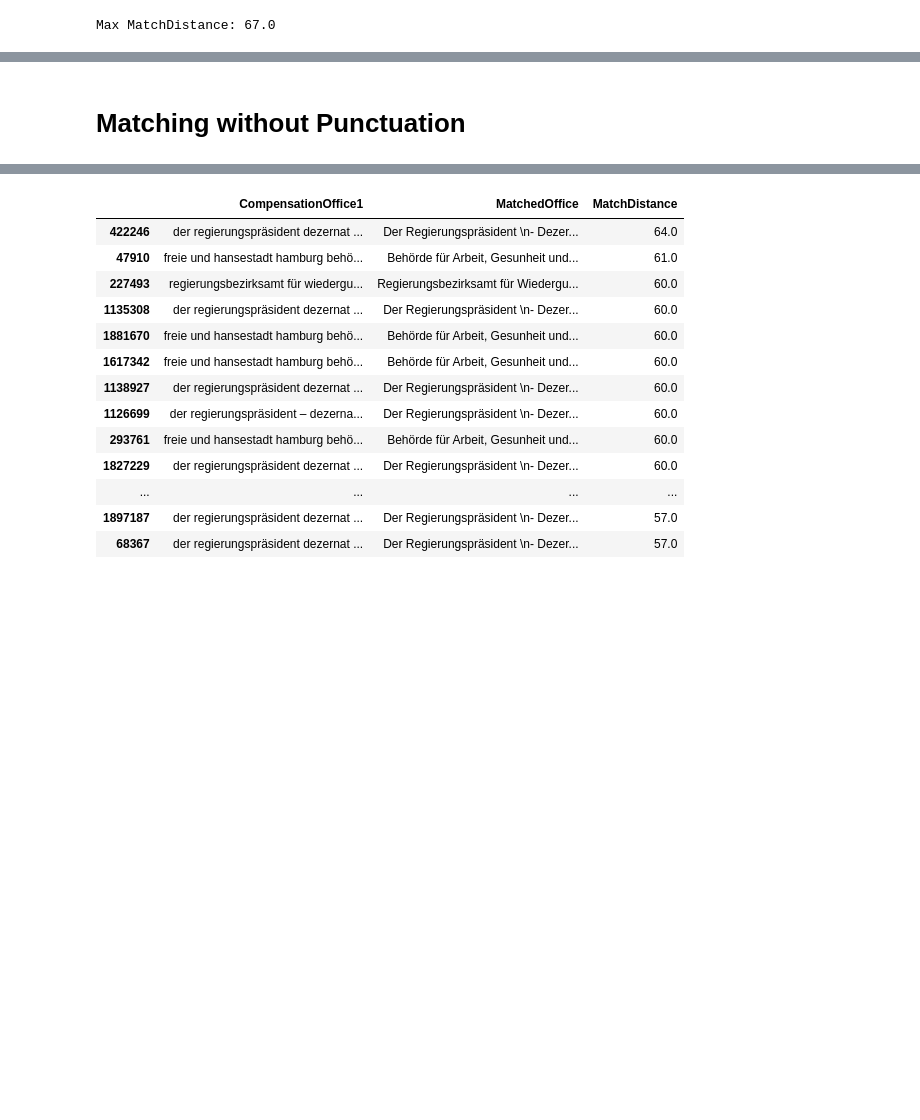
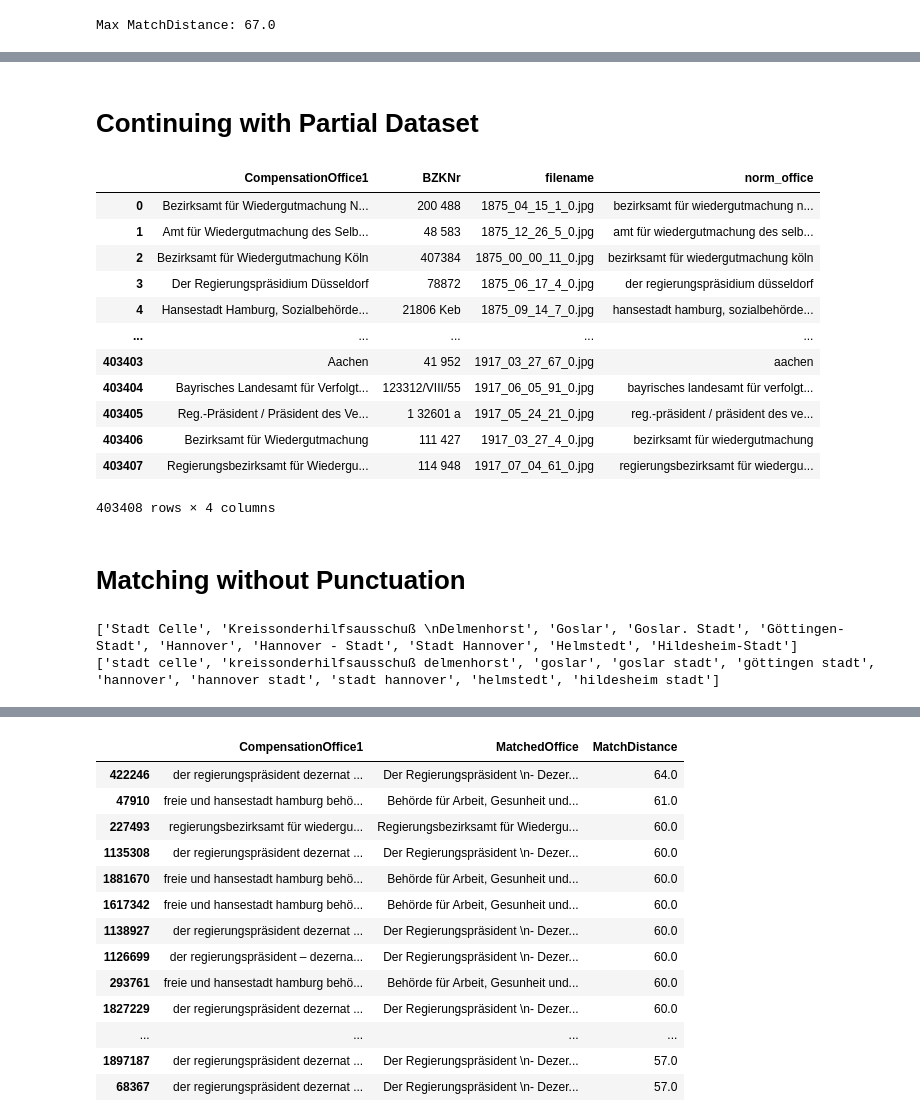
Before and after one commit to BennetHan/compensation-office-analysis, a Jupyter notebook: compensation-office-analysis.ipynb, the cells around one changed output, grey strips where cells are left out. Saved outputs shown, nothing was run; the diff lists cells and outputs as text; code cells hidden in the pictures; blank space fills up the shorter version.

```diff
--- a/compensation-office-analysis.ipynb
+++ b/compensation-office-analysis.ipynb
@@ -126,3 +164,45 @@ df_nomatches.sort_values('MatchDistance', ascending=True).to_excel('compensation
+# %% [markdown]
+# Continuing with Partial Dataset
+# %%
+df_json_filtered = pd.read_json('compoff_extracted_filtered.jsonl', lines=True)
+
+df_json_filtered
+# %% [output]
+|  | CompensationOffice1 | BZKNr | filename | norm_office |
+| 0 | Bezirksamt für Wiedergutmachung N... | 200 488 | 1875_04_15_1_0.jpg | bezirksamt für wiedergutmachung n... |
+| 1 | Amt für Wiedergutmachung des Selb... | 48 583 | 1875_12_26_5_0.jpg | amt für wiedergutmachung des selb... |
+| 2 | Bezirksamt für Wiedergutmachung Köln | 407384 | 1875_00_00_11_0.jpg | bezirksamt für wiedergutmachung köln |
+| 3 | Der Regierungspräsidium Düsseldorf | 78872 | 1875_06_17_4_0.jpg | der regierungspräsidium düsseldorf |
+| 4 | Hansestadt Hamburg, Sozialbehörde... | 21806 Keb | 1875_09_14_7_0.jpg | hansestadt hamburg, sozialbehörde... |
+| ... | ... | ... | ... | ... |
+| 403403 | Aachen | 41 952 | 1917_03_27_67_0.jpg | aachen |
+| 403404 | Bayrisches Landesamt für Verfolgt... | 123312/VIII/55 | 1917_06_05_91_0.jpg | bayrisches landesamt für verfolgt... |
+| 403405 | Reg.-Präsident / Präsident des Ve... | 1 32601 a | 1917_05_24_21_0.jpg | reg.-präsident / präsident des ve... |
+| 403406 | Bezirksamt für Wiedergutmachung | 111 427 | 1917_03_27_4_0.jpg | bezirksamt für wiedergutmachung |
+| 403407 | Regierungsbezirksamt für Wiedergu... | 114 948 | 1917_07_04_61_0.jpg | regierungsbezirksamt für wiedergu... |
+403408 rows × 4 columns
 # %% [markdown]
 # Matching without Punctuation
+# %%
+def remove_linebreak(s):
+    s = str(s).replace('\n', ' ').replace('\r', ' ')
+    return re.sub(r'\s+', ' ', s).strip().lower()
+
+# remove linebreaks, punctuation and sequences of whitespaces
+def remove_punctuation(s):
+    p = ['?', '!', '.', ',', ';', ':', '-', '_', '(', ')', '[', ']', '{', '}', '"', "'", '/']
+    for char in p:
+        s = s.replace(char, ' ')
+    return re.sub(r'\s+', ' ', s).strip().lower()
+
+compensation_offices = list(df_csv['CompensationOffice'])
+
+print(compensation_offices[:10])
+
+compensation_offices = [remove_linebreak(remove_punctuation(office)) for office in compensation_offices]
+
+print(compensation_offices[:10])
+# %% [output]
+['Stadt Celle', 'Kreissonderhilfsausschuß \nDelmenhorst', 'Goslar', 'Goslar. Stadt', 'Göttingen-Stadt', 'Hannover', 'Hannover - Stadt', 'Stadt Hannover', 'Helmstedt', 'Hildesheim-Stadt']
+['stadt celle', 'kreissonderhilfsausschuß delmenhorst', 'goslar', 'goslar stadt', 'göttingen stadt', 'hannover', 'hannover stadt', 'stadt hannover', 'helmstedt', 'hildesheim stadt']
 # %%
```
Also changed, not shown: parts of 26 cells of this notebook, 1 other file.
